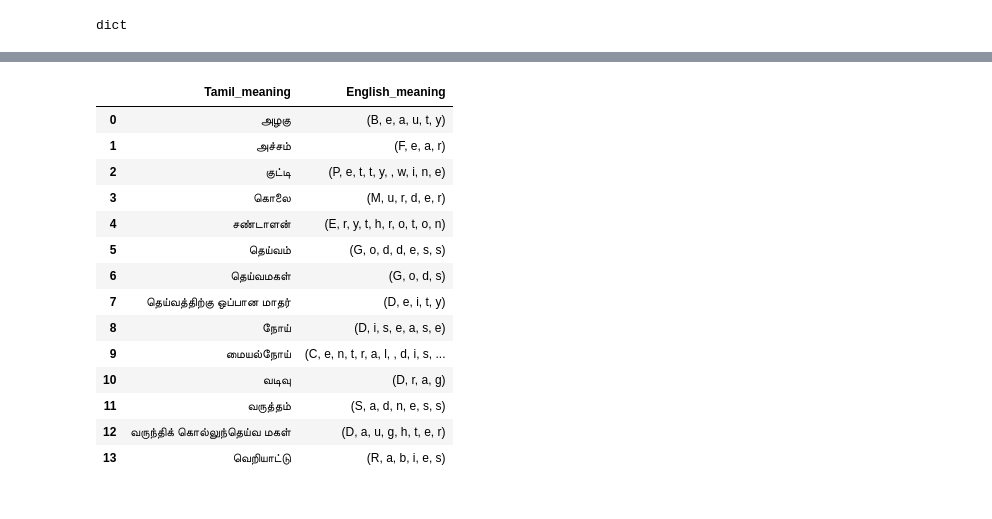
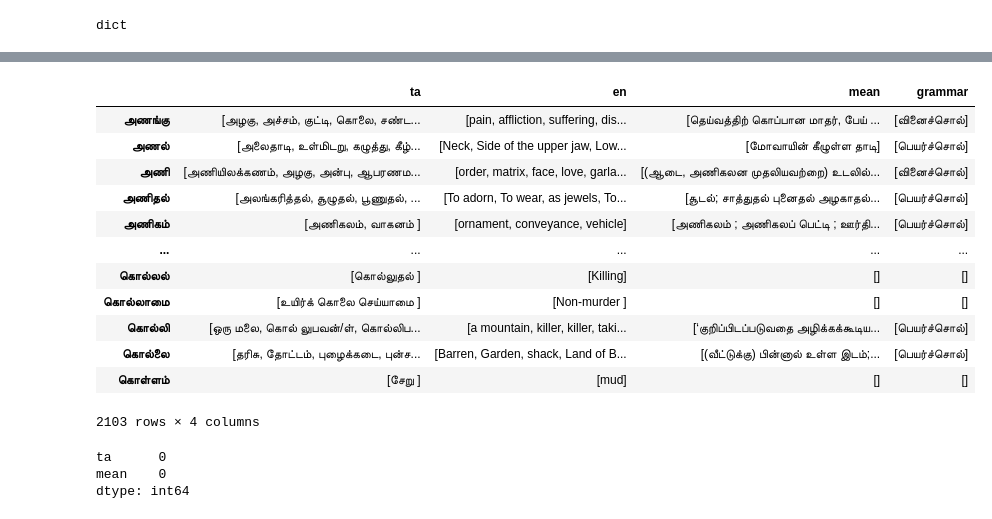
Before and after one commit to sathishsivam/Ethnography, a Jupyter notebook: Tamil_athigaram.ipynb, the cells around one changed output, grey strips where cells are left out. Saved outputs shown, nothing was run; the diff lists cells and outputs as text; code cells hidden in the pictures.

```diff
--- a/Tamil_athigaram.ipynb
+++ b/Tamil_athigaram.ipynb
@@ -70,18 +78,20 @@ d1["English_meaning"]=d1['Tamil_meaning'].apply(lambda x:TextBlob(x).translate(f
-# %%
-d1
-# %% [output]
-|  | Tamil_meaning | English_meaning |
-| 0 | அழகு | (B, e, a, u, t, y) |
-| 1 | அச்சம் | (F, e, a, r) |
-| 2 | குட்டி | (P, e, t, t, y, , w, i, n, e) |
-| 3 | கொலை | (M, u, r, d, e, r) |
-| 4 | சண்டாளன் | (E, r, y, t, h, r, o, t, o, n) |
-| 5 | தெய்வம் | (G, o, d, d, e, s, s) |
-| 6 | தெய்வமகள் | (G, o, d, s) |
-| 7 | தெய்வத்திற்கு ஒப்பான மாதர் | (D, e, i, t, y) |
-| 8 | நோய் | (D, i, s, e, a, s, e) |
-| 9 | மையல்நோய் | (C, e, n, t, r, a, l, , d, i, s, ... |
-| 10 | வடிவு | (D, r, a, g) |
-| 11 | வருத்தம் | (S, a, d, n, e, s, s) |
-| 12 | வருந்திக் கொல்லுந்தெய்வ மகள் | (D, a, u, g, h, t, e, r) |
-| 13 | வெறியாட்டு | (R, a, b, i, e, s) |
+# %%
+d2=pd.DataFrame.from_dict(athigaram,orient='index')
+# %%
+data=d2
+# %%
+data
+# %% [output]
+|  | ta | en | mean | grammar |
+| அணங்கு | [அழகு, அச்சம், குட்டி, கொலை, சண்ட... | [pain, affliction, suffering, dis... | [தெய்வத்திற் கொப்பான மாதர், பேய் ... | [வினைச்சொல்] |
+| அணல் | [அலைதாடி, உள்மிடறு, கழுத்து, கீழ்... | [Neck, Side of the upper jaw, Low... | [மோவாயின் கீழுள்ள தாடி] | [பெயர்ச்சொல்] |
+| அணி | [அணியிலக்கணம், அழகு, அன்பு, ஆபரணம... | [order, matrix, face, love, garla... | [(ஆடை, அணிகலன முதலியவற்றை) உடலில்... | [வினைச்சொல்] |
+| அணிதல் | [அலங்கரித்தல், சூழுதல், பூணுதல், ... | [To adorn, To wear, as jewels, To... | [சூடல்; சாத்துதல் புனைதல் அழகாதல்... | [பெயர்ச்சொல்] |
+| அணிகம் | [அணிகலம், வாகனம் ] | [ornament, conveyance, vehicle] | [அணிகலம் ; அணிகலப் பெட்டி ; ஊர்தி... | [பெயர்ச்சொல்] |
+| ... | ... | ... | ... | ... |
+| கொல்லல் | [கொல்லுதல் ] | [Killing] | [] | [] |
+| கொல்லாமை | [உயிர்க் கொலை செய்யாமை ] | [Non-murder ] | [] | [] |
+| கொல்லி | [ஒரு மலை, கொல் லுபவன்/ள், கொல்லிப... | [a mountain, killer, killer, taki... | [‘குறிப்பிடப்படுவதை அழிக்கக்கூடிய... | [பெயர்ச்சொல்] |
+| கொல்லை | [தரிசு, தோட்டம், புழைக்கடை, புன்ச... | [Barren, Garden, shack, Land of B... | [(வீட்டுக்கு) பின்னால் உள்ள இடம்;... | [பெயர்ச்சொல்] |
+| கொள்ளம் | [சேறு ] | [mud] | [] | [] |
+2103 rows × 4 columns
@@ -87,0 +100,6 @@ d1
+# %%
+data.isna().sum()
+# %% [output]
+ta      0
+mean    0
+dtype: int64
```
Also changed, not shown: parts of 13 cells of this notebook.
